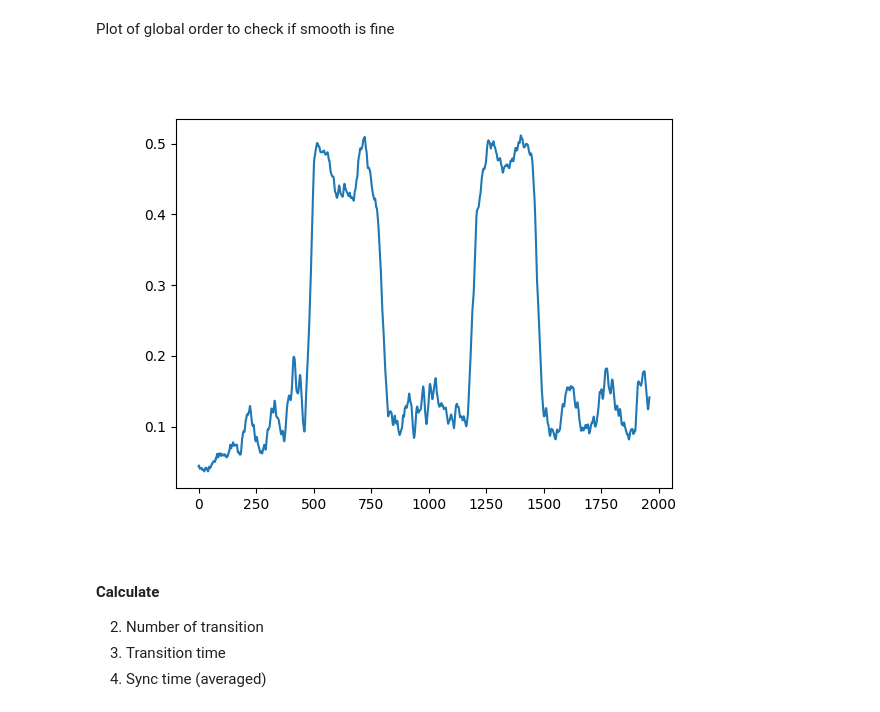
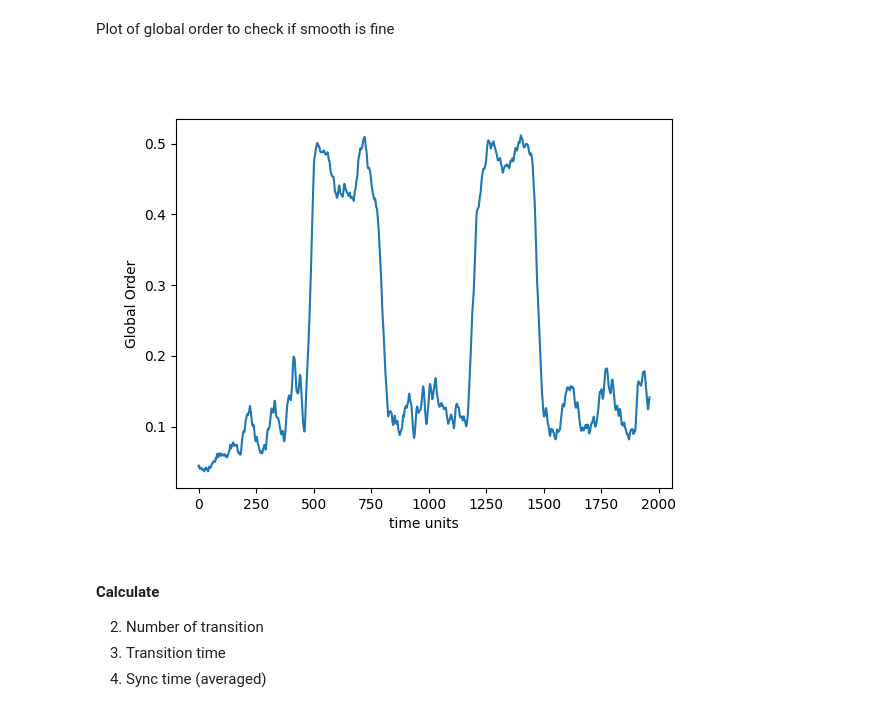
Before and after one commit to csndl-iitd/srg-tes-epilepsy-models, a Jupyter notebook: analysis/notebooks/Analyse Global Order.ipynb, the cells around one changed output. Drawn from its saved outputs; the diff is of its cells as text; code cells hidden in the pictures.

Commit message:
Analyse Global Order Template

```diff
--- a/analysis/notebooks/Analyse Global Order.ipynb
+++ b/analysis/notebooks/Analyse Global Order.ipynb
@@ -36,9 +36,12 @@ Plot of global order to check if smooth is fine
 # %%
 # use get_time function to get time units for X axis
 time=analysis.get_time(df[1],0.05)
 plt.plot(time,df_smooth)
+plt.xlabel('time units')
+plt.ylabel('Global Order')
+plt.show()
 # %% [output]
-[figure, old version]
+[figure, new version]
 # %% [markdown]
 #### Calculate
 2. Number of transition
```
